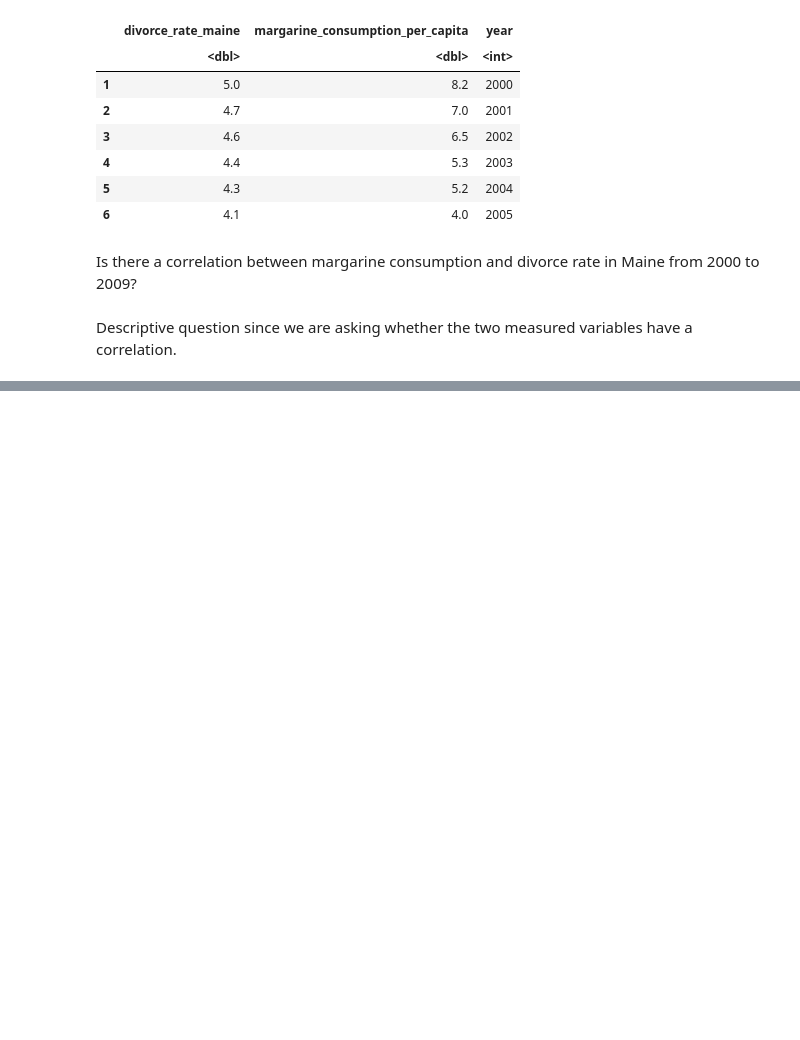
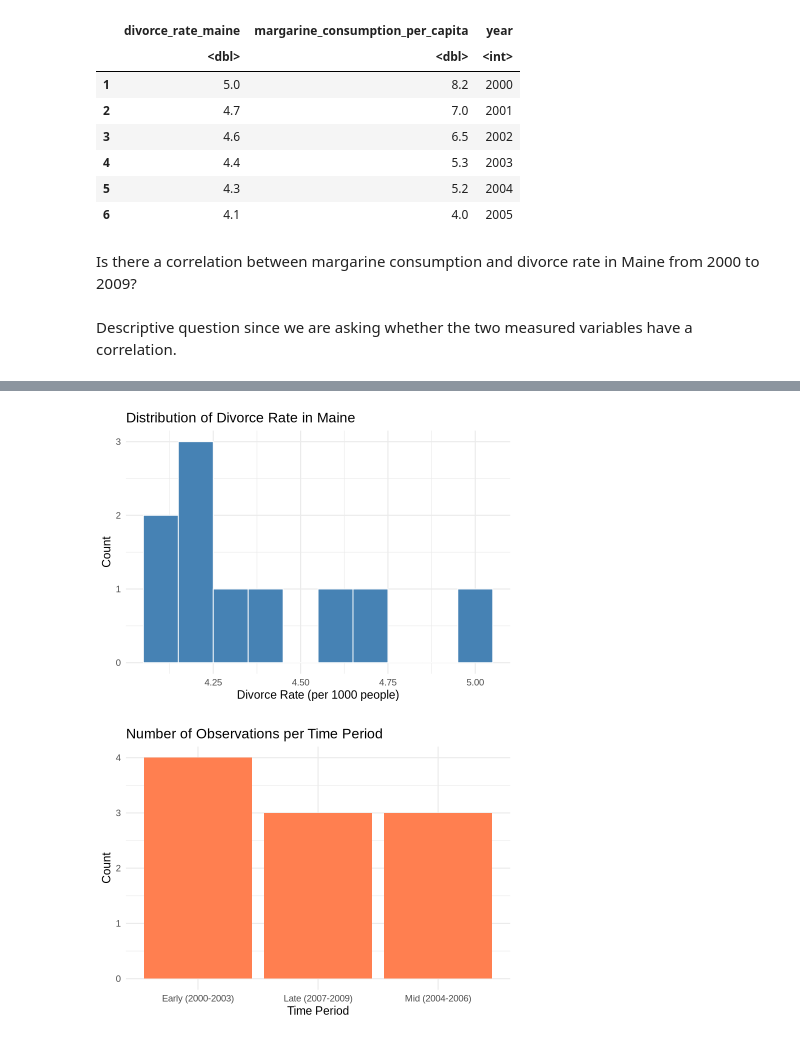
Before and after one commit to tanachilles76/toy_ds_project, a Jupyter notebook: marg_vs_divorce_viz.ipynb, the cells around one changed output, grey strips where cells are left out. Saved outputs shown, nothing was run; the diff lists cells and outputs as text; code cells hidden in the pictures; blank space fills up the shorter version.

```diff
--- a/marg_vs_divorce_viz.ipynb
+++ b/marg_vs_divorce_viz.ipynb
@@ -110,0 +167,23 @@ A data.frame: 6 × 3
+# %%
+options(repr.plot.height = 5, repr.plot.width = 7)
+
+# Plot 1: Distribution of numeric variable (divorce rate)
+divorce_plot <- ggplot(tidy_divorce_margarine, aes(x = divorce)) +
+  geom_histogram(bins = 10, fill = "steelblue", color = "white") +
+  labs(title = "Distribution of Divorce Rate in Maine",
+       x = "Divorce Rate (per 1000 people)",
+       y = "Count") +
+  theme_minimal(base_size = 14)
+divorce_plot
+
+# Plot 2: Relative proportions of categorical variable (period)
+margarine_plot <- ggplot(tidy_divorce_margarine, aes(x = period)) +
+  geom_bar(fill = "coral") +
+  labs(title = "Number of Observations per Time Period",
+       x = "Time Period",
+       y = "Count") +
+  theme_minimal(base_size = 14)
+margarine_plot
+# %% [output]
+[figure, added]
+[figure, added]
```
Also changed, not shown: parts of 5 cells of this notebook.
